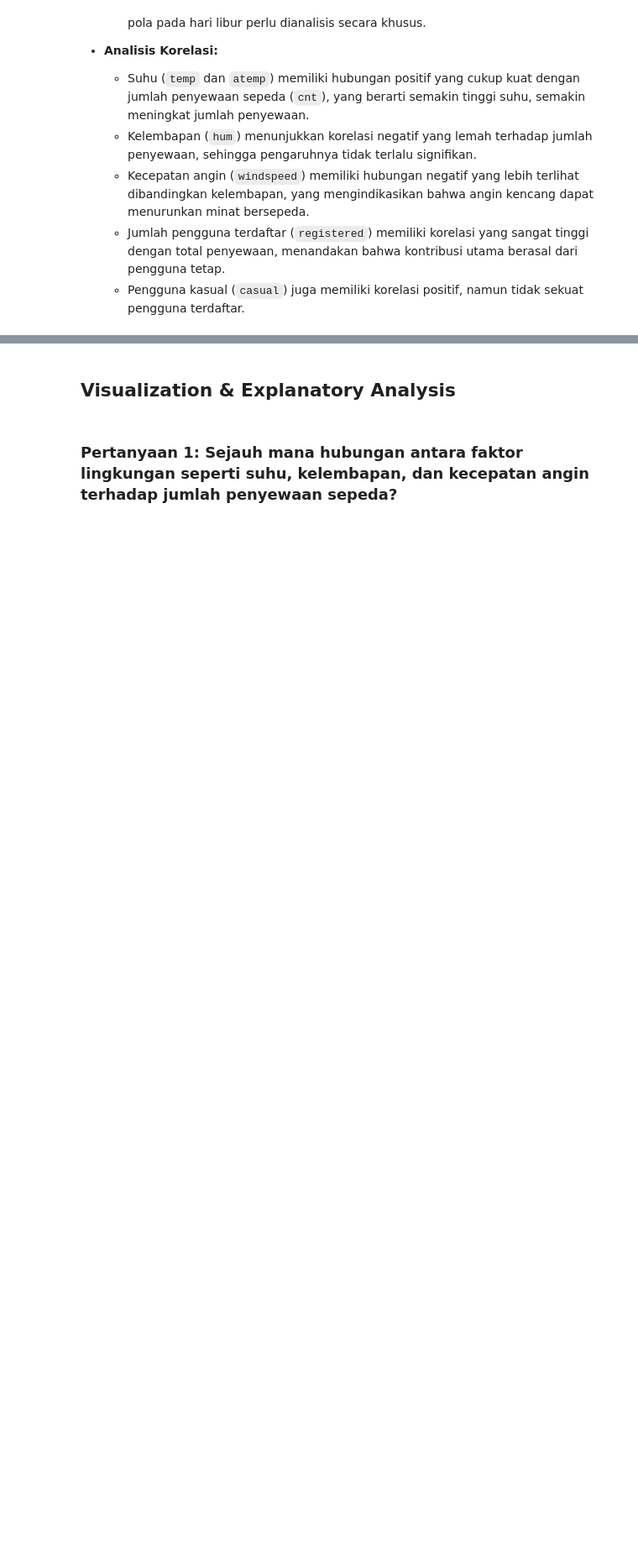
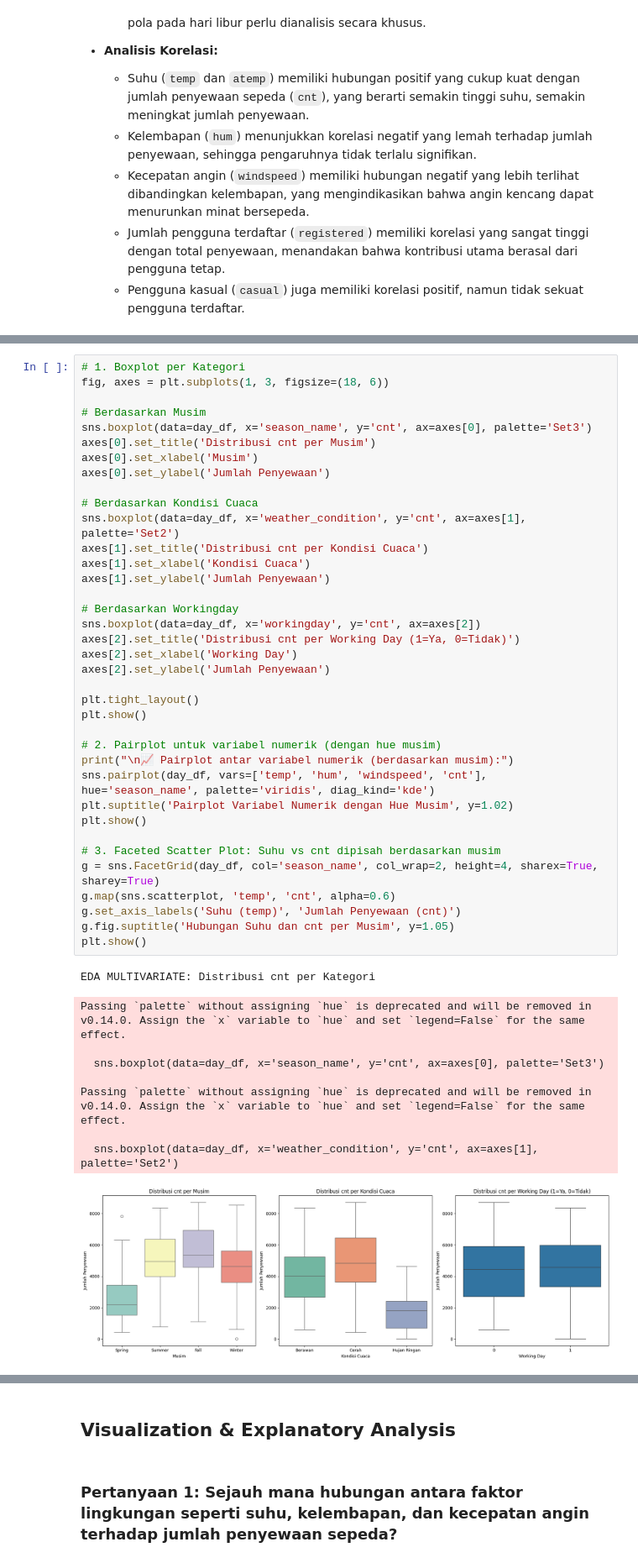
Before and after one commit to ridhoakfa/Bike-Sharing-Dashboard, a Jupyter notebook: notebook.ipynb, the cells around one changed output, grey strips where cells are left out. Shown at 84% size. Saved outputs shown, nothing was run; the diff lists cells and outputs as text; blank space fills up the shorter version.

```diff
--- a/notebook.ipynb
+++ b/notebook.ipynb
@@ -545,0 +607,47 @@ cnt         1.000000
+# %%
+# 1. Boxplot per Kategori
+fig, axes = plt.subplots(1, 3, figsize=(18, 6))
+
+# Berdasarkan Musim
+sns.boxplot(data=day_df, x='season_name', y='cnt', ax=axes[0], palette='Set3')
+axes[0].set_title('Distribusi cnt per Musim')
+axes[0].set_xlabel('Musim')
+axes[0].set_ylabel('Jumlah Penyewaan')
+
+# Berdasarkan Kondisi Cuaca
+sns.boxplot(data=day_df, x='weather_condition', y='cnt', ax=axes[1], palette='Set2')
+axes[1].set_title('Distribusi cnt per Kondisi Cuaca')
+axes[1].set_xlabel('Kondisi Cuaca')
+axes[1].set_ylabel('Jumlah Penyewaan')
+
+# Berdasarkan Workingday
+sns.boxplot(data=day_df, x='workingday', y='cnt', ax=axes[2])
+axes[2].set_title('Distribusi cnt per Working Day (1=Ya, 0=Tidak)')
+axes[2].set_xlabel('Working Day')
+axes[2].set_ylabel('Jumlah Penyewaan')
+
+plt.tight_layout()
+plt.show()
+
+# 2. Pairplot untuk variabel numerik (dengan hue musim)
+print("\n📈 Pairplot antar variabel numerik (berdasarkan musim):")
+sns.pairplot(day_df, vars=['temp', 'hum', 'windspeed', 'cnt'], hue='season_name', palette='viridis', diag_kind='kde')
+plt.suptitle('Pairplot Variabel Numerik dengan Hue Musim', y=1.02)
+plt.show()
+
+# 3. Faceted Scatter Plot: Suhu vs cnt dipisah berdasarkan musim
+g = sns.FacetGrid(day_df, col='season_name', col_wrap=2, height=4, sharex=True, sharey=True)
+g.map(sns.scatterplot, 'temp', 'cnt', alpha=0.6)
+g.set_axis_labels('Suhu (temp)', 'Jumlah Penyewaan (cnt)')
+g.fig.suptitle('Hubungan Suhu dan cnt per Musim', y=1.05)
+plt.show()
+# %% [output]
+EDA MULTIVARIATE: Distribusi cnt per Kategori
+Passing `palette` without assigning `hue` is deprecated and will be removed in v0.14.0. Assign the `x` variable to `hue` and set `legend=False` for the same effect.
+
+  sns.boxplot(data=day_df, x='season_name', y='cnt', ax=axes[0], palette='Set3')
+
+Passing `palette` without assigning `hue` is deprecated and will be removed in v0.14.0. Assign the `x` variable to `hue` and set `legend=False` for the same effect.
+
+  sns.boxplot(data=day_df, x='weather_condition', y='cnt', ax=axes[1], palette='Set2')
+[figure, added]
```
Also changed, not shown: parts of 9 cells of this notebook.
